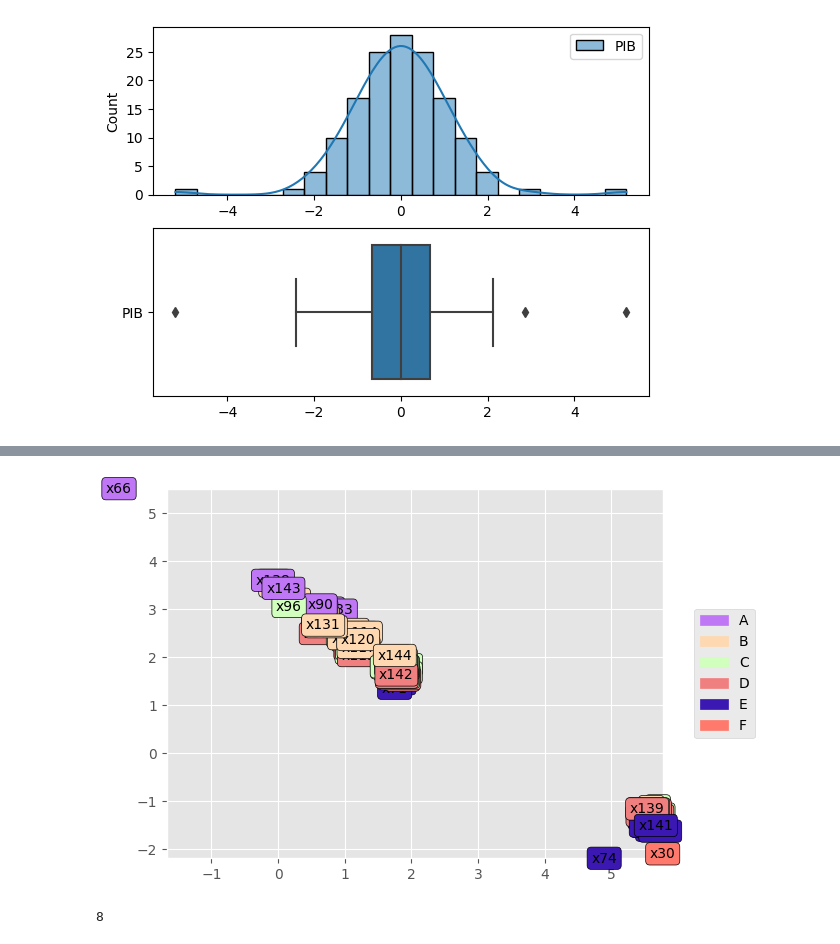
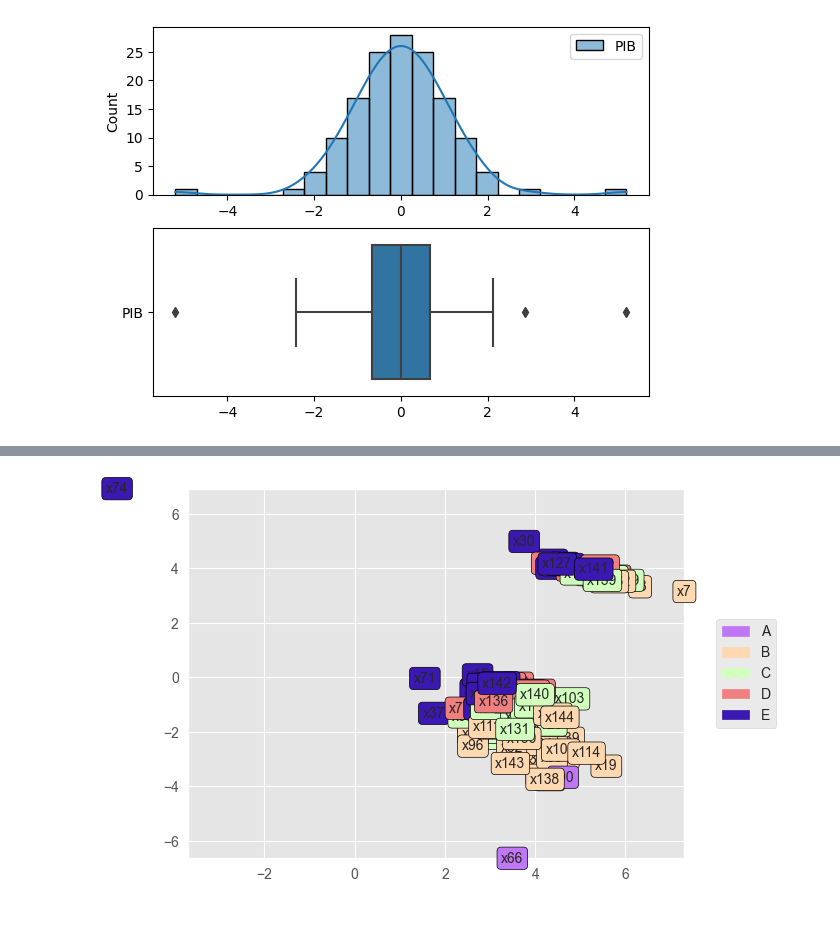
Before and after one commit to jlucioDev/woman_victims_v2, a Jupyter notebook: main.ipynb, the cells around one changed output, grey strips where cells are left out. Saved outputs shown, nothing was run; the diff lists cells and outputs as text; code cells hidden in the pictures.

```diff
--- a/main.ipynb
+++ b/main.ipynb
@@ -50,6 +53,10 @@ url = urlResultadosPorMunicipos(url, df_munic)
 # return json results
 res = rq.request("GET", url)
 # %%
+ExcelentEquipaments = [90201, 90358, 90272]
+GoodEquipaments = [90626, 90640]
+okEquipaments = [90335, 90397]
+
 if res.status_code == 200:
 
     #Scrolls through the json and inserts the data into the main dataframe for each selected indicator.
@@ -59,5 +66,13 @@ if res.status_code == 200:
         df_temp.rename(columns = {'localidade':'id', 'res': indicador['id']}, inplace = True)
 
         #It replaces the words "Yes" and "No" with binary information 1 and 0.
-        df_temp[indicador['id']] = df_temp[indicador['id']].map(lambda x: 1 if x['2019']  == 'Sim' else 0)
+        if indicador['id'] in ExcelentEquipaments:
+            df_temp[indicador['id']] = df_temp[indicador['id']].map(lambda x: 1.5 if x['2019']  == 'Sim' else 0)
+
+        elif indicador['id'] in GoodEquipaments:
+            df_temp[indicador['id']] = df_temp[indicador['id']].map(lambda x: 0.5 if x['2019']  == 'Sim' else 0)
+
+        else:
+            df_temp[indicador['id']] = df_temp[indicador['id']].map(lambda x: 0.2 if x['2019']  == 'Sim' else 0)
+
         df_munic = pd.merge(df_munic, df_temp, on="id")
@@ -149,15 +162,16 @@ from scipy import stats
 
 rng = np.random.RandomState(10)
 
-scaler1 = preprocessing.MinMaxScaler(feature_range=(1,2))
+scaler1 = preprocessing.MinMaxScaler(feature_range=(-5,5))
 scaler2 = preprocessing.PowerTransformer(method='yeo-johnson')
 scaler3 = preprocessing.PowerTransformer(method='box-cox')
 scaler4 = preprocessing.QuantileTransformer(n_quantiles=100, output_distribution="normal", random_state=12, copy=True)
-scaler5 = preprocessing.MaxAbsScaler()
+scaler5 = preprocessing.QuantileTransformer(n_quantiles=100, output_distribution="uniform", random_state=48, copy=True)
 
 
 
-pipeline = Pipeline(steps=[('s', scaler1),('p', scaler4)])
+
+pipeline = Pipeline(steps=[('s', scaler1),('p', scaler3)])
 
 # transform training data & save lambda value
 
@@ -259,7 +273,7 @@ def create_boxplot(dataset):
 
 def print_limits(dataset) -> np.array:
 
-    res = np.zeros((5, 4))
+    res = np.zeros((4, 4))
 
     #boxplot create
     _, bp = pd.DataFrame.boxplot(dataset, return_type='both')
@@ -282,11 +296,17 @@ def print_limits(dataset) -> np.array:
 
 
 
-        res[0][cont] = lower_range
-        res[1][cont] = Q1
-        res[2][cont] = M
-        res[3][cont] = Q3
-        res[4][cont] = upper_range
+        # res[0][cont] = lower_range
+        # res[1][cont] = Q1
+        # res[2][cont] = M
+        # res[3][cont] = Q3
+        # res[4][cont] = upper_range
+
+        res[0][cont] = Q1
+        res[1][cont] = M
+        res[2][cont] = Q3
+        res[3][cont] = upper_range
+
 
         cont += 1
 
@@ -348,7 +366,7 @@ plt.show()
 # %%
      #IP       #IDH      #PIB      #GINI
-Q = [0.05,      0.05,       0.05,      0.05]
-P = [0.08,      0.08,       0.08,      0.08]
+Q = [0.2,      0.01,       0.0,      0.1]
+P = [0.5,      0.02,       0.0,      0.2]
 V = [2.0,      2.0,       2.0,      2.0]
 W = [0.5,      0.5,       0.5,      0.5]
 
@@ -394,12 +387,8 @@ T = scaled_df.iloc[:, 2:].values
 # %%
 from pyDecision.algorithm import electre_tri_b
 
-classification = electre_tri_b(T, W , Q , P , V , B, cut_level = 0.6, verbose = False, rule = 'oc', graph = True)
+classification = electre_tri_b(np.array(scaled_df.iloc[:, 2:6]), W , Q , P , V , B, cut_level = 0.75, verbose = False, rule = 'oc', graph = True)
 # %% [output]
-[figure, old version]
+[figure, new version]
-# %%
-classification.count(0)
-# %% [output]
-8
 # %%
 scaled_df['CLASS'] = classification
```
Also changed, not shown: parts of 24 cells of this notebook.
